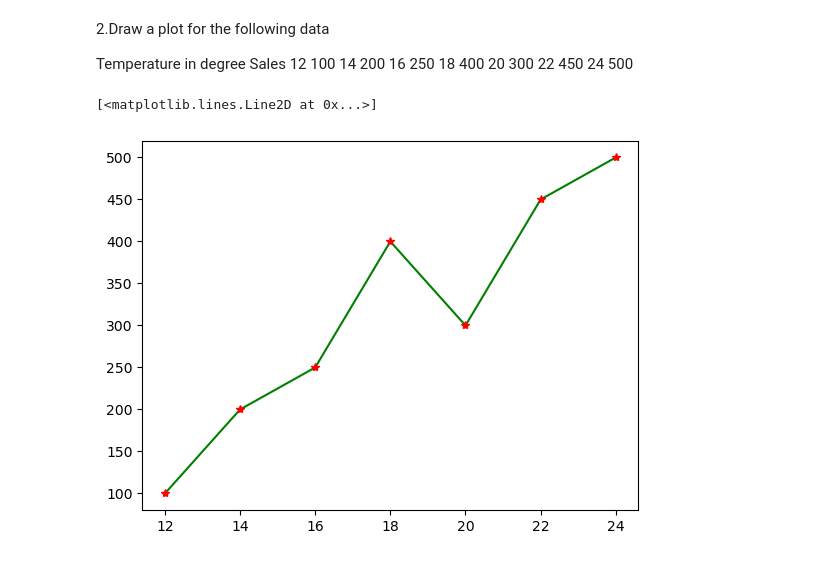
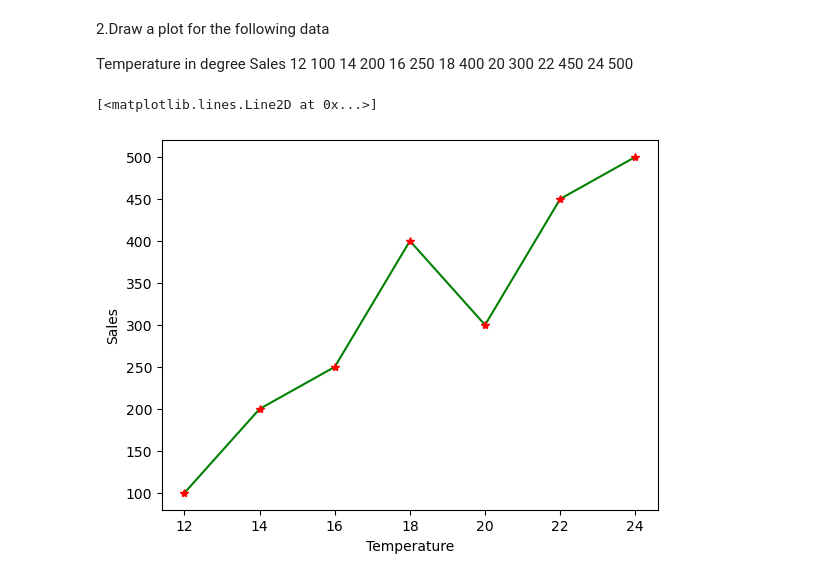
Before and after one commit to jerardh/S3, a Jupyter notebook: DS/exercise3.ipynb, the cells around one changed output. Saved outputs shown, nothing was run; the diff lists cells and outputs as text; code cells hidden in the pictures.

```diff
--- a/DS/exercise3.ipynb
+++ b/DS/exercise3.ipynb
@@ -23,7 +23,9 @@ Temperature in degree       Sales
 # %%
 x_data = np.array([12,14,16,18,20,22,24])
 y_data = np.array([100,200,250,400,300,450,500])
+plt.xlabel("Temperature")
+plt.ylabel("Sales")
 plt.plot(x_data,y_data,ls="-",color="green",marker="*",mfc="red",mec="red")
 # %% [output]
 [<matplotlib.lines.Line2D at 0x...>]
-[figure, old version]
+[figure, new version]
```
Also changed, not shown: parts of 2 cells of this notebook.
